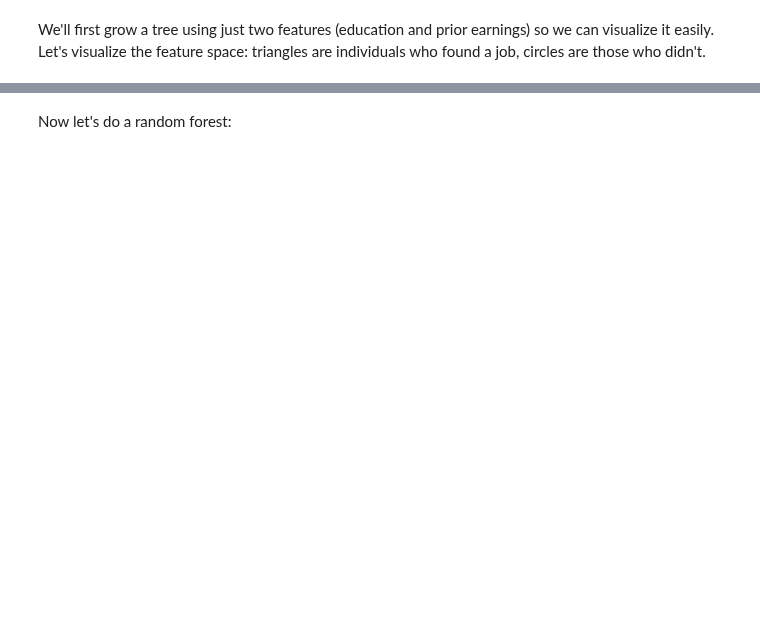
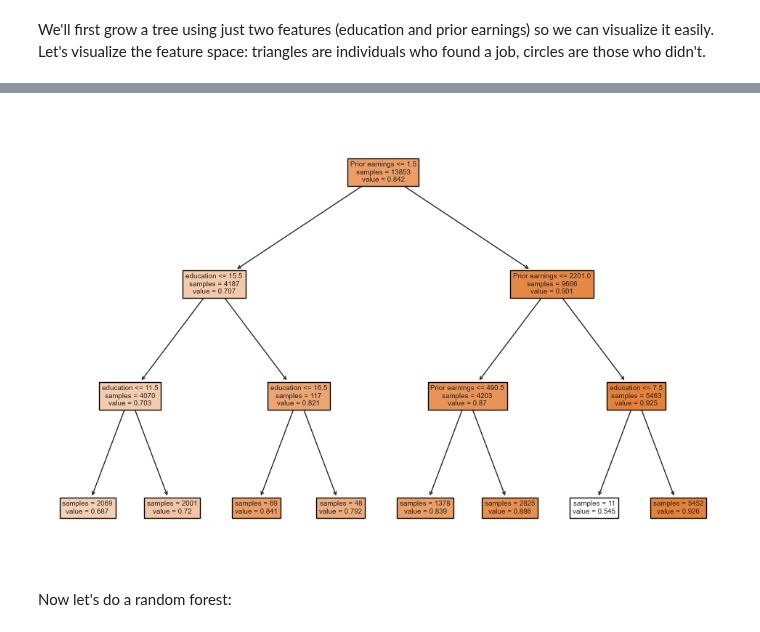
Before and after one commit to Mixtape-Sessions/Heterogeneous-Effects, a Jupyter notebook: Labs/python/ML_Heterogeneous_Effects.ipynb, the cells around one changed output, grey strips where cells are left out. Cells and saved outputs as stored; diff of their text form; code cells hidden in the pictures; blank space fills up the shorter version.

```diff
--- a/Labs/python/ML_Heterogeneous_Effects.ipynb
+++ b/Labs/python/ML_Heterogeneous_Effects.ipynb
@@ -188,9 +204,24 @@ plt.show()
 # %%
-tree = DecisionTreeRegressor(max_depth=3).fit(data.loc[:,['educ','priorearn']].values,data.loc[:,'foundjob'].values)
-fig1,ax = plt.subplots(1,1,figsize=(12, 8))
-plot_interactive_tree.plot_tree_partition(data.loc[:,['educ','priorearn']].values, data.loc[:,'foundjob'].values, tree, ax=ax)
-plot_tree(tree, feature_names=['education','Prior earnings'],class_names=['No job','Found job'], impurity=False, filled=True)
+tree = DecisionTreeRegressor(max_depth=3).fit(
+    data.loc[:, ["educ", "priorearn"]].values, data.loc[:, "foundjob"].values
+)
+fig1, ax = plt.subplots(1, 1, figsize=(12, 8))
+plot_interactive_tree.plot_tree_partition(
+    data.loc[:, ["educ", "priorearn"]].values,
+    data.loc[:, "foundjob"].values,
+    tree,
+    ax=ax,
+)
+plot_tree(
+    tree,
+    feature_names=["education", "Prior earnings"],
+    class_names=["No job", "Found job"],
+    impurity=False,
+    filled=True,
+)
 plt.show()
+# %% [output]
+[figure, added]
 # %% [markdown]
 Now let's do a random forest:
 # %%
```
Also changed, not shown: parts of 32 cells of this notebook, 1 other file.
